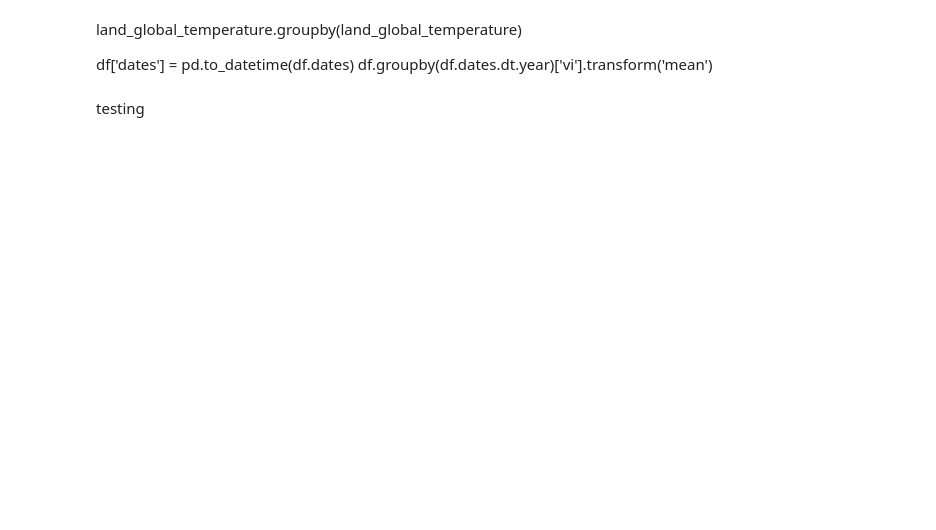
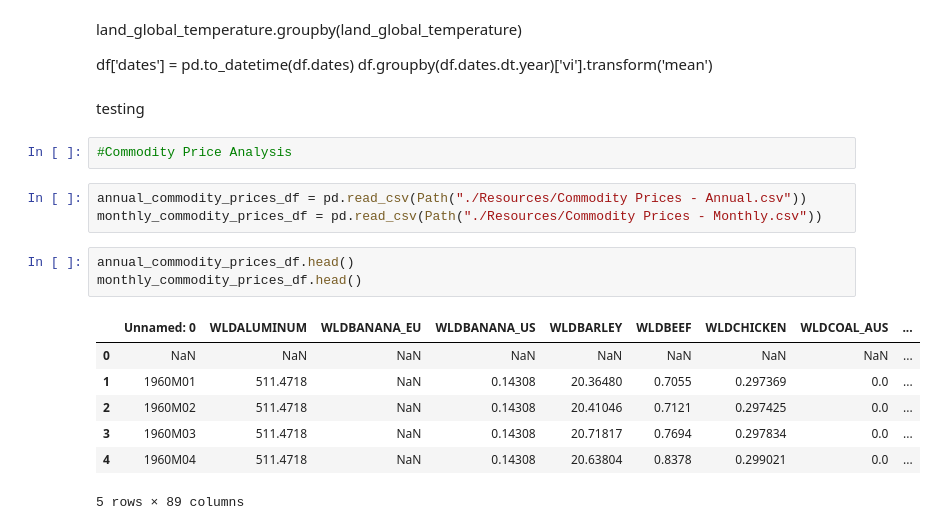
Before and after one commit to joshuacreveling/Group_Project_1, a Jupyter notebook: commodities_prices_vs_climate_change.ipynb, the cells around one changed output. Cells and saved outputs as stored; diff of their text form; blank space fills up the shorter version.

```diff
--- a/commodities_prices_vs_climate_change.ipynb
+++ b/commodities_prices_vs_climate_change.ipynb
@@ -121,3 +120,19 @@ df['dates'] = pd.to_datetime(df.dates)
 df.groupby(df.dates.dt.year)['vi'].transform('mean')
 # %% [markdown]
 testing
+# %%
+#Commodity Price Analysis
+# %%
+annual_commodity_prices_df = pd.read_csv(Path("./Resources/Commodity Prices - Annual.csv"))
+monthly_commodity_prices_df = pd.read_csv(Path("./Resources/Commodity Prices - Monthly.csv"))
+# %%
+annual_commodity_prices_df.head()
+monthly_commodity_prices_df.head()
+# %% [output]
+|  | Unnamed: 0 | WLDALUMINUM | WLDBANANA_EU | WLDBANANA_US | WLDBARLEY | WLDBEEF | WLDCHICKEN | WLDCOAL_AUS | ... |
+| 0 | NaN | NaN | NaN | NaN | NaN | NaN | NaN | NaN | ... |
+| 1 | 1960M01 | 511.4718 | NaN | 0.14308 | 20.36480 | 0.7055 | 0.297369 | 0.0 | ... |
+| 2 | 1960M02 | 511.4718 | NaN | 0.14308 | 20.41046 | 0.7121 | 0.297425 | 0.0 | ... |
+| 3 | 1960M03 | 511.4718 | NaN | 0.14308 | 20.71817 | 0.7694 | 0.297834 | 0.0 | ... |
+| 4 | 1960M04 | 511.4718 | NaN | 0.14308 | 20.63804 | 0.8378 | 0.299021 | 0.0 | ... |
+5 rows × 89 columns
```
Also changed, not shown: parts of 1 cell of this notebook, 2 other files.
